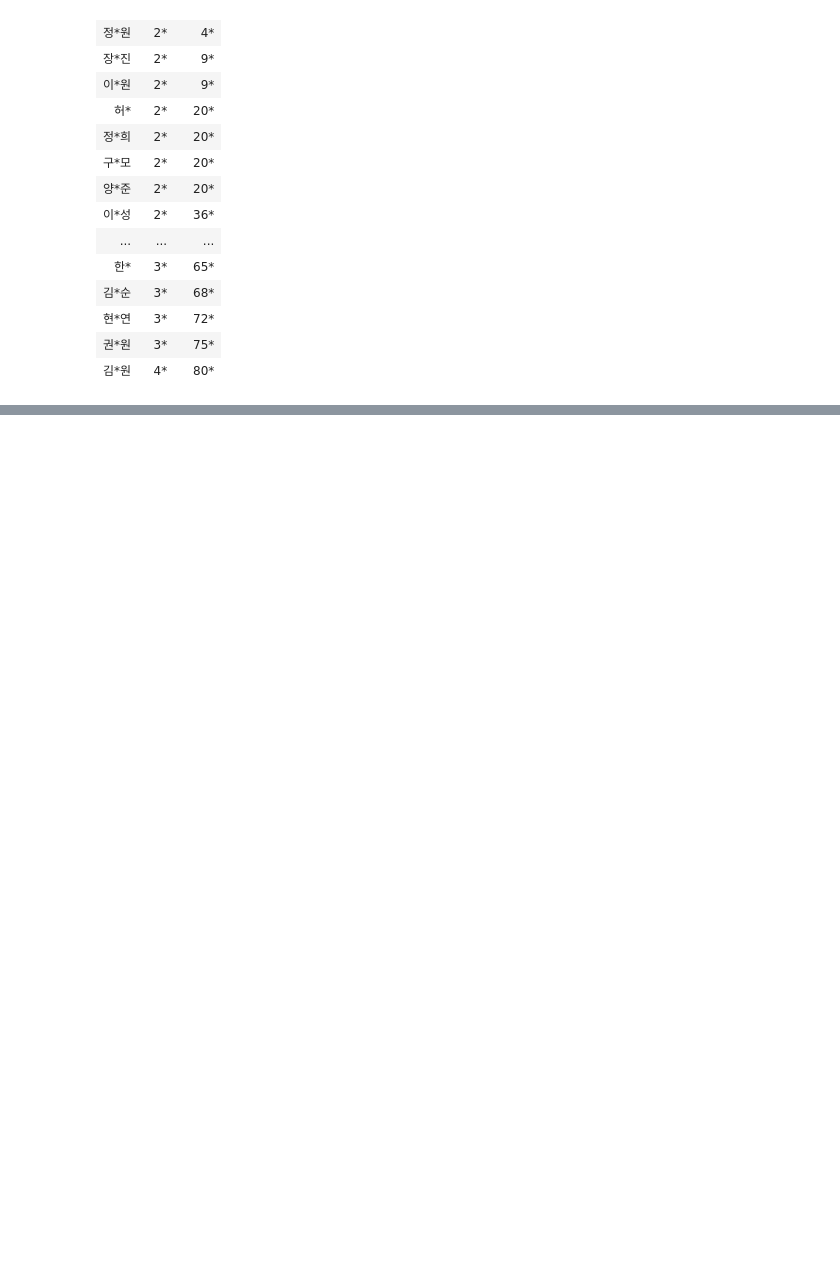
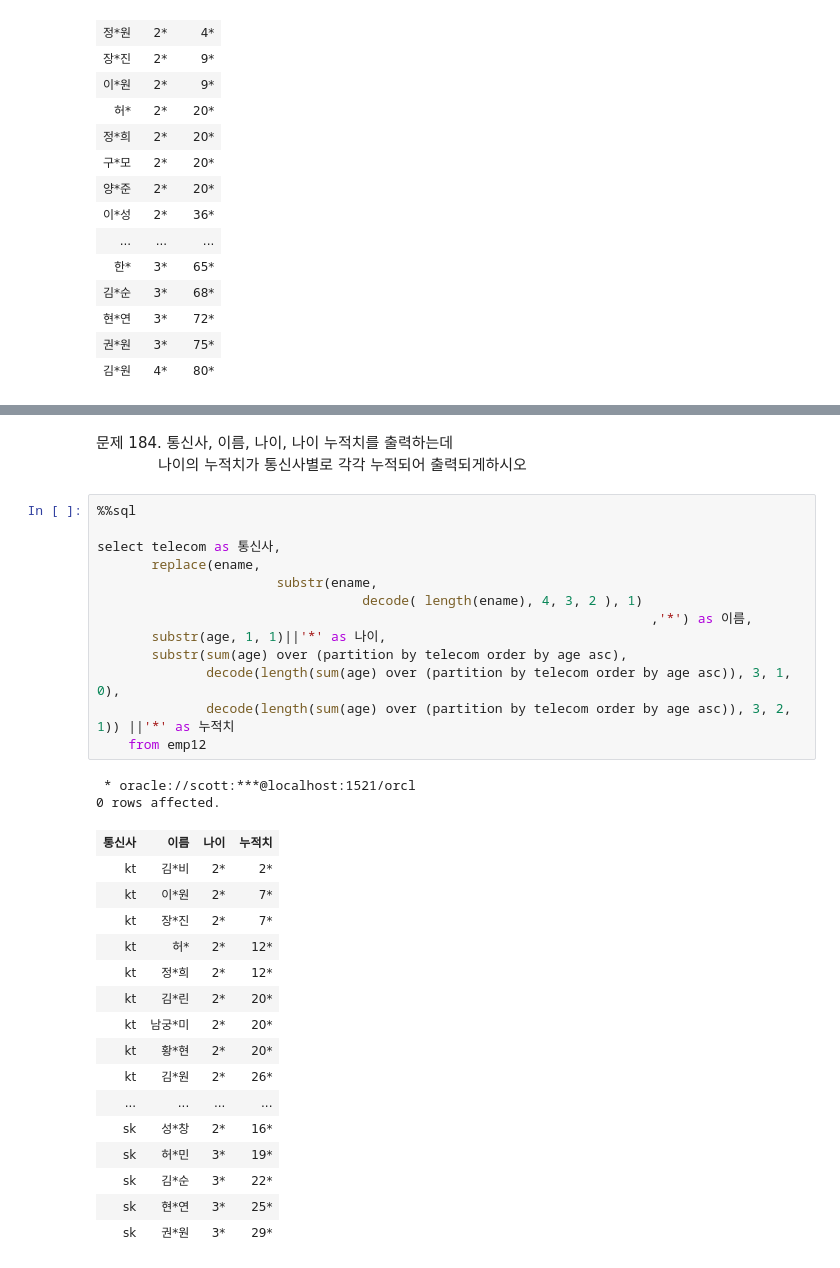
Before and after one commit to unknown-jun/Oracle_SQL, a Jupyter notebook: Part 2_9. 데이터 분석함수.ipynb, the cells around one changed output, grey strips where cells are left out. Cells and saved outputs as stored; diff of their text form; blank space fills up the shorter version.

```diff
--- a/Part 2_9. 데이터 분석함수.ipynb
+++ b/Part 2_9. 데이터 분석함수.ipynb
@@ -992,0 +1008,35 @@ select replace(ename,
+# %% [markdown]
+문제 184. 통신사, 이름, 나이, 나이 누적치를 출력하는데
+&nbsp;&nbsp;&nbsp;&nbsp;&nbsp;&nbsp;&nbsp;&nbsp;&nbsp;&nbsp;&nbsp;&nbsp;&nbsp;나이의 누적치가 통신사별로 각각 누적되어 출력되게하시오
+# %%
+%%sql
+
+select telecom as 통신사,
+       replace(ename,
+                       substr(ename,
+                                  decode( length(ename), 4, 3, 2 ), 1)
+                                                                       ,'*') as 이름,
+       substr(age, 1, 1)||'*' as 나이,
+       substr(sum(age) over (partition by telecom order by age asc),
+              decode(length(sum(age) over (partition by telecom order by age asc)), 3, 1, 0),
+              decode(length(sum(age) over (partition by telecom order by age asc)), 3, 2, 1)) ||'*' as 누적치
+    from emp12
+# %% [output]
+ * oracle://scott:***@localhost:1521/orcl
+0 rows affected.
+| 통신사 | 이름 | 나이 | 누적치 |
+| kt | 김*비 | 2* | 2* |
+| kt | 이*원 | 2* | 7* |
+| kt | 장*진 | 2* | 7* |
+| kt | 허* | 2* | 12* |
+| kt | 정*희 | 2* | 12* |
+| kt | 김*린 | 2* | 20* |
+| kt | 남궁*미 | 2* | 20* |
+| kt | 황*현 | 2* | 20* |
+| kt | 김*원 | 2* | 26* |
+| ... | ... | ... | ... |
+| sk | 성*창 | 2* | 16* |
+| sk | 허*민 | 3* | 19* |
+| sk | 김*순 | 3* | 22* |
+| sk | 현*연 | 3* | 25* |
+| sk | 권*원 | 3* | 29* |
```
Also changed, not shown: parts of 39 cells of this notebook.
